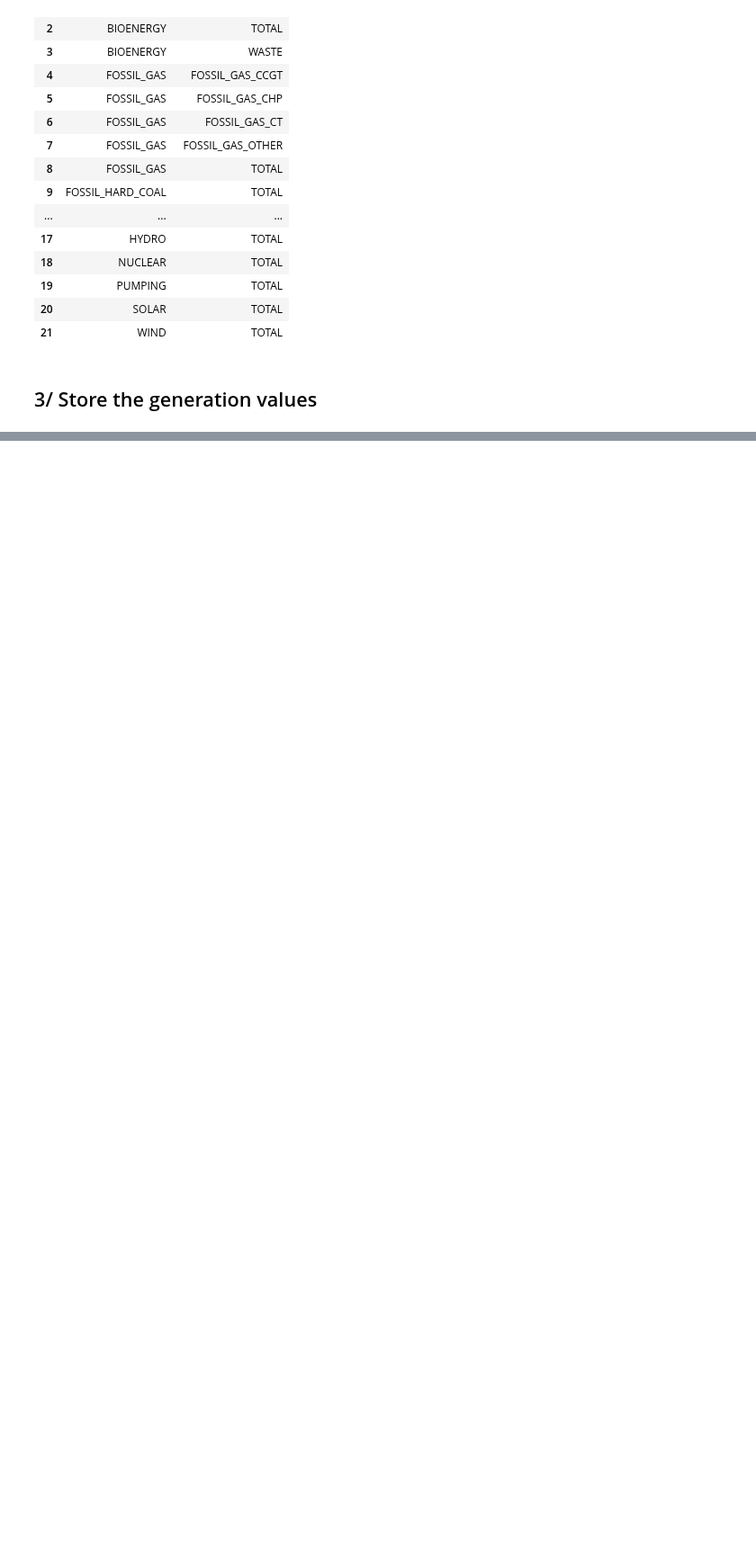
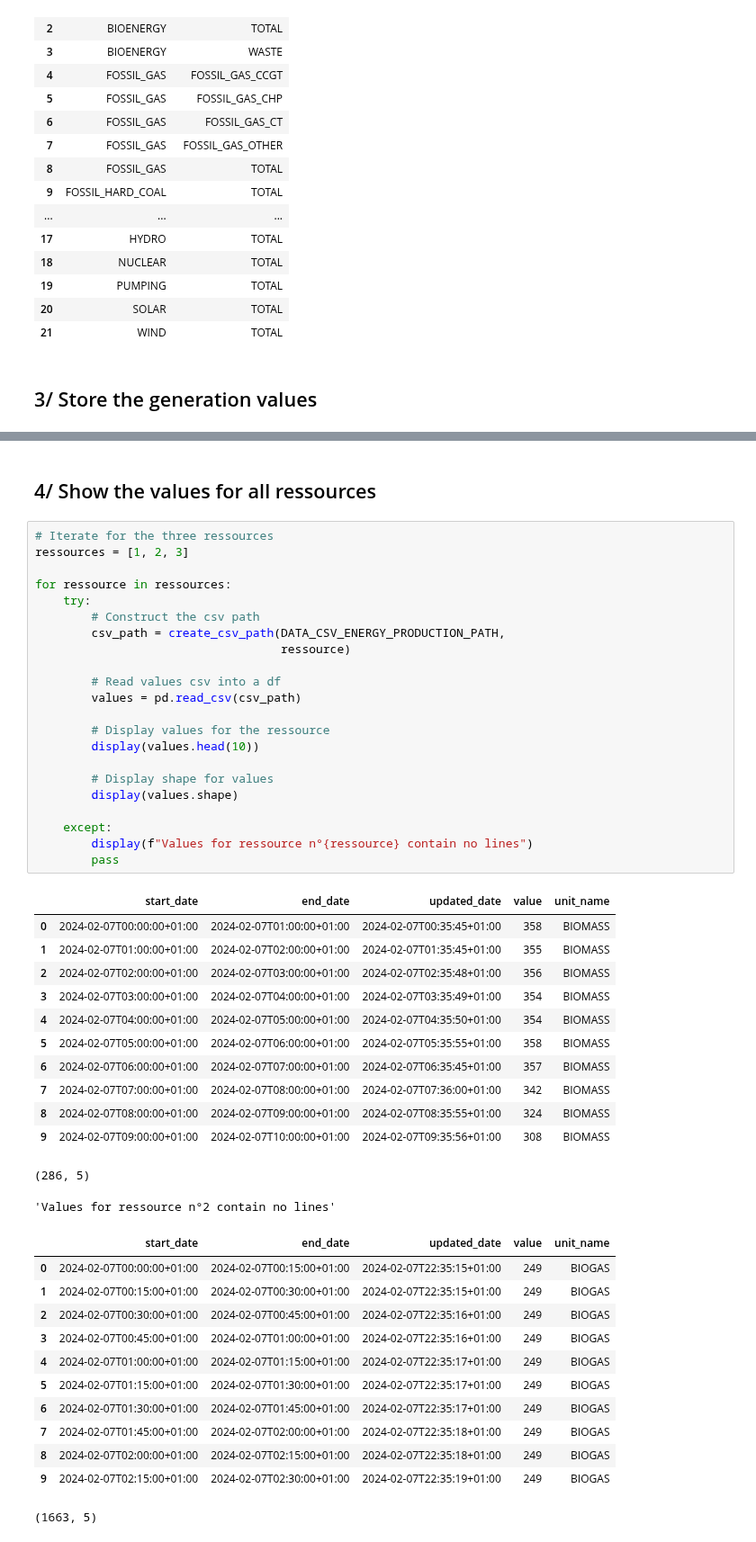
Before and after one commit to DridrM/renewable-energy-forecast, a Jupyter notebook: notebooks/store_data.ipynb, the cells around one changed output, grey strips where cells are left out. Shown at 90% size. Cells and saved outputs as stored; diff of their text form; blank space fills up the shorter version.

```diff
--- a/notebooks/store_data.ipynb
+++ b/notebooks/store_data.ipynb
@@ -118,0 +203,50 @@ for ressource in ressources:
+# %% [markdown]
+## 4/ Show the values for all ressources
+# %%
+# Iterate for the three ressources
+ressources = [1, 2, 3]
+
+for ressource in ressources:
+    try:
+        # Construct the csv path
+        csv_path = create_csv_path(DATA_CSV_ENERGY_PRODUCTION_PATH,
+                                   ressource)
+
+        # Read values csv into a df
+        values = pd.read_csv(csv_path)
+
+        # Display values for the ressource
+        display(values.head(10))
+
+        # Display shape for values
+        display(values.shape)
+
+    except:
+        display(f"Values for ressource n°{ressource} contain no lines")
+        pass
+# %% [output]
+|  | start_date | end_date | updated_date | value | unit_name |
+| 0 | 2024-02-07T00:00:00+01:00 | 2024-02-07T01:00:00+01:00 | 2024-02-07T00:35:45+01:00 | 358 | BIOMASS |
+| 1 | 2024-02-07T01:00:00+01:00 | 2024-02-07T02:00:00+01:00 | 2024-02-07T01:35:45+01:00 | 355 | BIOMASS |
+| 2 | 2024-02-07T02:00:00+01:00 | 2024-02-07T03:00:00+01:00 | 2024-02-07T02:35:48+01:00 | 356 | BIOMASS |
+| 3 | 2024-02-07T03:00:00+01:00 | 2024-02-07T04:00:00+01:00 | 2024-02-07T03:35:49+01:00 | 354 | BIOMASS |
+| 4 | 2024-02-07T04:00:00+01:00 | 2024-02-07T05:00:00+01:00 | 2024-02-07T04:35:50+01:00 | 354 | BIOMASS |
+| 5 | 2024-02-07T05:00:00+01:00 | 2024-02-07T06:00:00+01:00 | 2024-02-07T05:35:55+01:00 | 358 | BIOMASS |
+| 6 | 2024-02-07T06:00:00+01:00 | 2024-02-07T07:00:00+01:00 | 2024-02-07T06:35:45+01:00 | 357 | BIOMASS |
+| 7 | 2024-02-07T07:00:00+01:00 | 2024-02-07T08:00:00+01:00 | 2024-02-07T07:36:00+01:00 | 342 | BIOMASS |
+| 8 | 2024-02-07T08:00:00+01:00 | 2024-02-07T09:00:00+01:00 | 2024-02-07T08:35:55+01:00 | 324 | BIOMASS |
+| 9 | 2024-02-07T09:00:00+01:00 | 2024-02-07T10:00:00+01:00 | 2024-02-07T09:35:56+01:00 | 308 | BIOMASS |
+(286, 5)
+'Values for ressource n°2 contain no lines'
+|  | start_date | end_date | updated_date | value | unit_name |
+| 0 | 2024-02-07T00:00:00+01:00 | 2024-02-07T00:15:00+01:00 | 2024-02-07T22:35:15+01:00 | 249 | BIOGAS |
+| 1 | 2024-02-07T00:15:00+01:00 | 2024-02-07T00:30:00+01:00 | 2024-02-07T22:35:15+01:00 | 249 | BIOGAS |
+| 2 | 2024-02-07T00:30:00+01:00 | 2024-02-07T00:45:00+01:00 | 2024-02-07T22:35:16+01:00 | 249 | BIOGAS |
+| 3 | 2024-02-07T00:45:00+01:00 | 2024-02-07T01:00:00+01:00 | 2024-02-07T22:35:16+01:00 | 249 | BIOGAS |
+| 4 | 2024-02-07T01:00:00+01:00 | 2024-02-07T01:15:00+01:00 | 2024-02-07T22:35:17+01:00 | 249 | BIOGAS |
+| 5 | 2024-02-07T01:15:00+01:00 | 2024-02-07T01:30:00+01:00 | 2024-02-07T22:35:17+01:00 | 249 | BIOGAS |
+| 6 | 2024-02-07T01:30:00+01:00 | 2024-02-07T01:45:00+01:00 | 2024-02-07T22:35:17+01:00 | 249 | BIOGAS |
+| 7 | 2024-02-07T01:45:00+01:00 | 2024-02-07T02:00:00+01:00 | 2024-02-07T22:35:18+01:00 | 249 | BIOGAS |
+| 8 | 2024-02-07T02:00:00+01:00 | 2024-02-07T02:15:00+01:00 | 2024-02-07T22:35:18+01:00 | 249 | BIOGAS |
+| 9 | 2024-02-07T02:15:00+01:00 | 2024-02-07T02:30:00+01:00 | 2024-02-07T22:35:19+01:00 | 249 | BIOGAS |
+(1663, 5)
```
Also changed, not shown: parts of 6 cells of this notebook, 5 other files.
